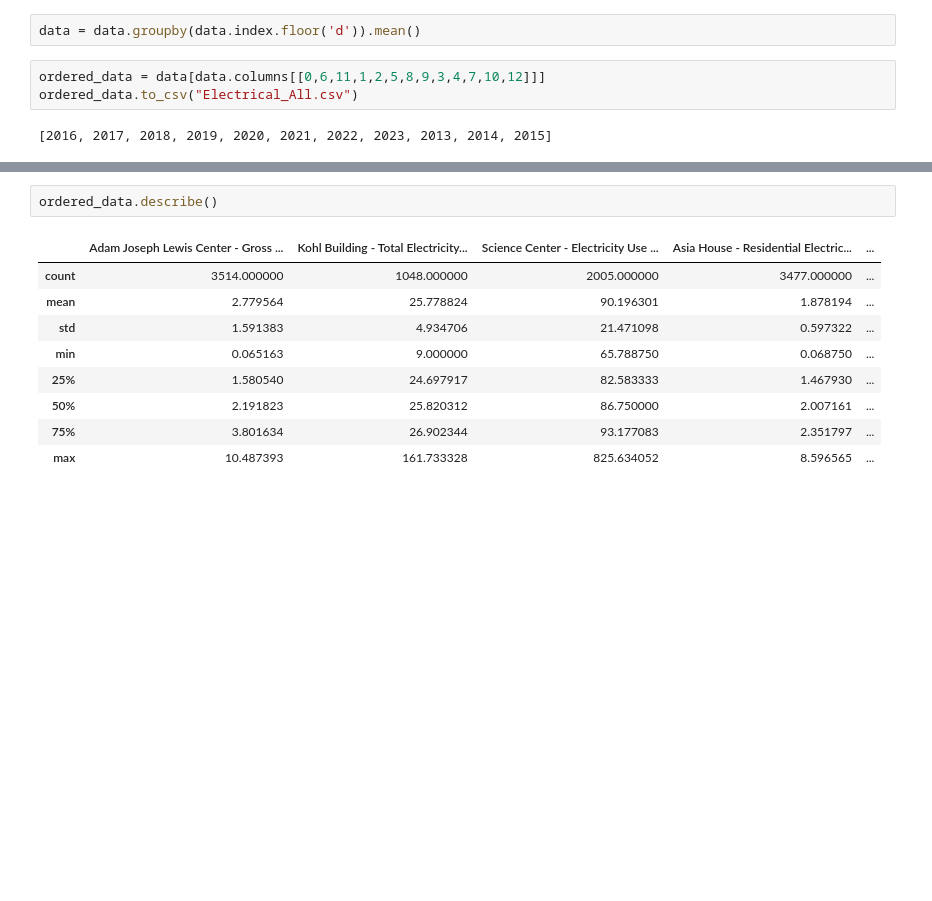
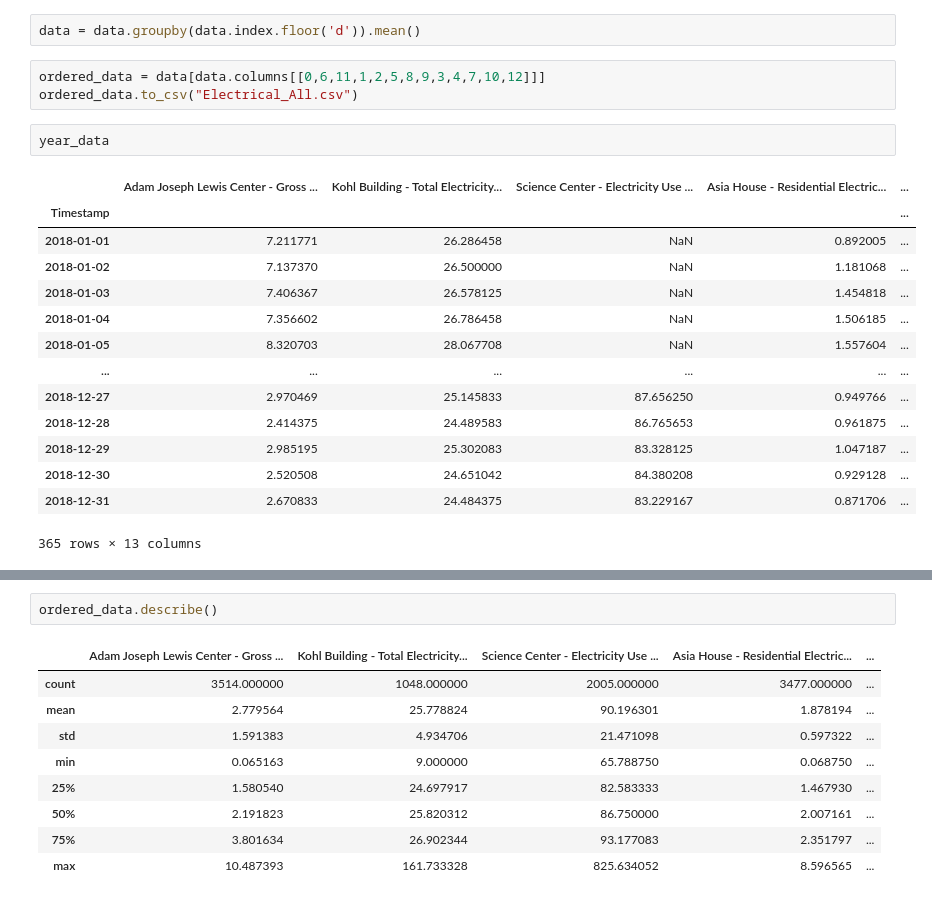
Before and after one commit to quannguyen02/Energy_Usage_and_Prediction, a Jupyter notebook: MakePlots.ipynb, the cells around one changed output, grey strips where cells are left out. Drawn from its saved outputs; the diff is of its cells as text; blank space fills up the shorter version.

```diff
--- a/MakePlots.ipynb
+++ b/MakePlots.ipynb
@@ -20,5 +20,19 @@ data = data.groupby(data.index.floor('d')).mean()
 ordered_data = data[data.columns[[0,6,11,1,2,5,8,9,3,4,7,10,12]]]
 ordered_data.to_csv("Electrical_All.csv")
 # %%
+year_data
 # %% [output]
+|  | Adam Joseph Lewis Center - Gross ... | Kohl Building - Total Electricity... | Science Center - Electricity Use ... | Asia House - Residential Electric... | ... |
+| Timestamp |  |  |  |  | ... |
+| 2018-01-01 | 7.211771 | 26.286458 | NaN | 0.892005 | ... |
+| 2018-01-02 | 7.137370 | 26.500000 | NaN | 1.181068 | ... |
+| 2018-01-03 | 7.406367 | 26.578125 | NaN | 1.454818 | ... |
+| 2018-01-04 | 7.356602 | 26.786458 | NaN | 1.506185 | ... |
+| 2018-01-05 | 8.320703 | 28.067708 | NaN | 1.557604 | ... |
+| ... | ... | ... | ... | ... | ... |
+| 2018-12-27 | 2.970469 | 25.145833 | 87.656250 | 0.949766 | ... |
+| 2018-12-28 | 2.414375 | 24.489583 | 86.765653 | 0.961875 | ... |
+| 2018-12-29 | 2.985195 | 25.302083 | 83.328125 | 1.047187 | ... |
+| 2018-12-30 | 2.520508 | 24.651042 | 84.380208 | 0.929128 | ... |
+| 2018-12-31 | 2.670833 | 24.484375 | 83.229167 | 0.871706 | ... |
-[2016, 2017, 2018, 2019, 2020, 2021, 2022, 2023, 2013, 2014, 2015]
+365 rows × 13 columns
```
Also changed, not shown: parts of 8 cells of this notebook, 17 other files.
